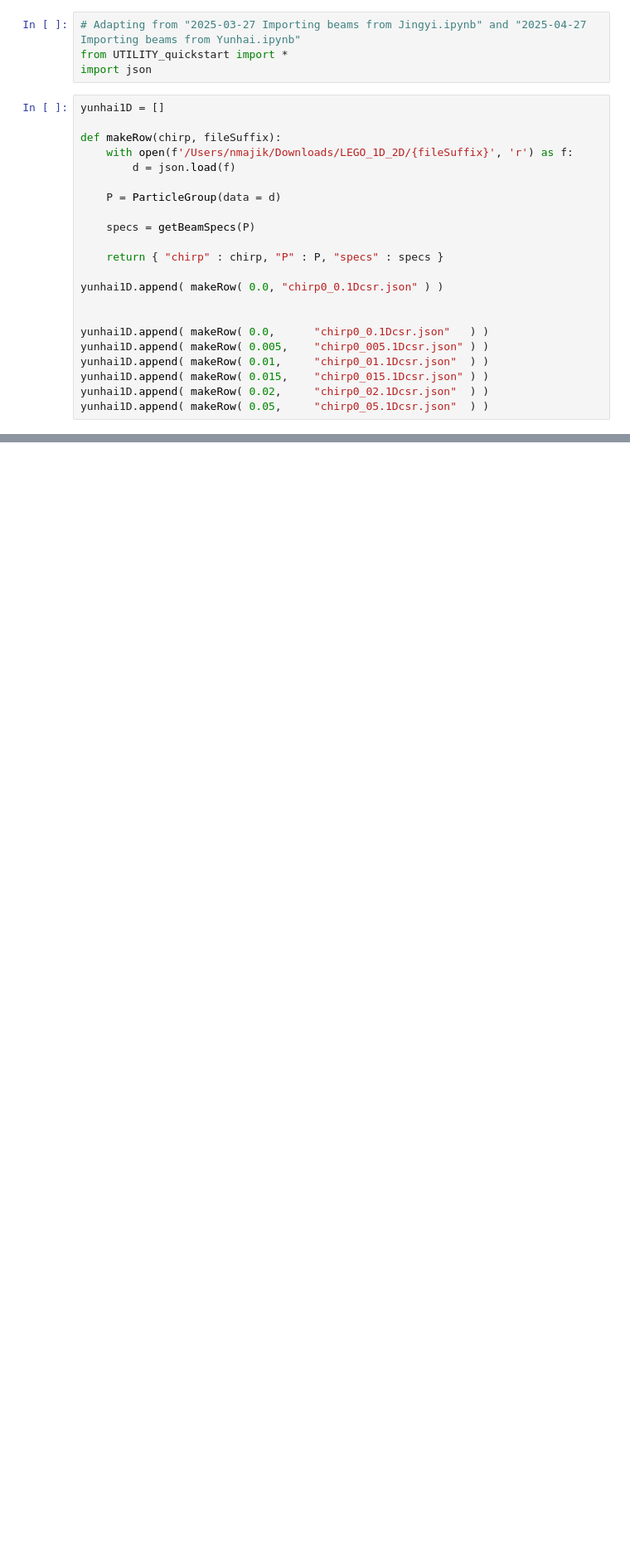
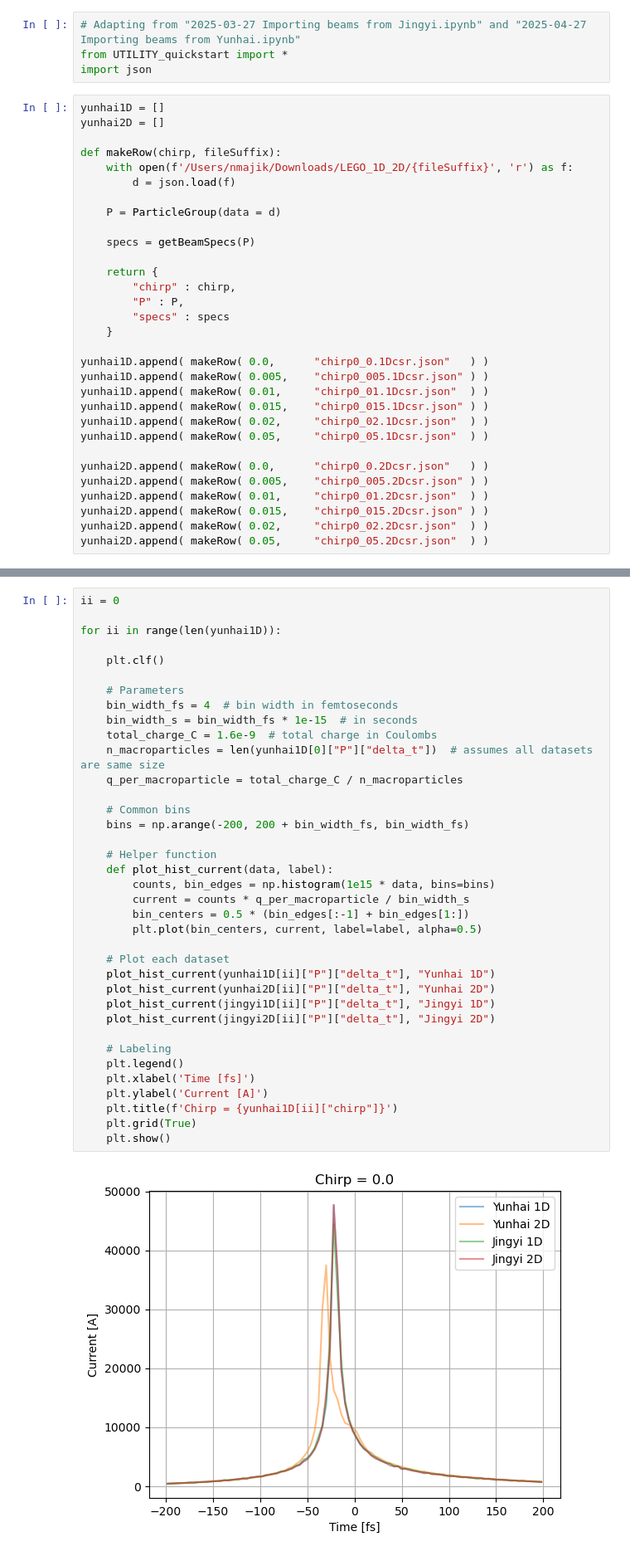
Before and after one commit to slaclab/FACET2-Bmad-PyTao, a Jupyter notebook: 2025-07-02 Importing all beams from Jingyi and Yunhai.ipynb, the cells around one changed output, grey strips where cells are left out. Shown at 83% size. Cells and saved outputs as stored; diff of their text form; blank space fills up the shorter version.

```diff
--- a/2025-07-02 Importing all beams from Jingyi and Yunhai.ipynb
+++ b/2025-07-02 Importing all beams from Jingyi and Yunhai.ipynb
@@ -4,6 +4,7 @@ from UTILITY_quickstart import *
 import json
 # %%
 yunhai1D = []
+yunhai2D = []
 
 def makeRow(chirp, fileSuffix):
     with open(f'/Users/nmajik/Downloads/LEGO_1D_2D/{fileSuffix}', 'r') as f:
@@ -13,10 +14,11 @@ def makeRow(chirp, fileSuffix):
 
     specs = getBeamSpecs(P)
 
-    return { "chirp" : chirp, "P" : P, "specs" : specs }
-
-yunhai1D.append( makeRow( 0.0, "chirp0_0.1Dcsr.json" ) )
-
+    return {
+        "chirp" : chirp,
+        "P" : P,
+        "specs" : specs
+    }
 
 yunhai1D.append( makeRow( 0.0,      "chirp0_0.1Dcsr.json"   ) )
 yunhai1D.append( makeRow( 0.005,    "chirp0_005.1Dcsr.json" ) )
@@ -24,3 +26,10 @@ yunhai1D.append( makeRow( 0.01,     "chirp0_01.1Dcsr.json"  ) )
 yunhai1D.append( makeRow( 0.015,    "chirp0_015.1Dcsr.json" ) )
 yunhai1D.append( makeRow( 0.02,     "chirp0_02.1Dcsr.json"  ) )
 yunhai1D.append( makeRow( 0.05,     "chirp0_05.1Dcsr.json"  ) )
+
+yunhai2D.append( makeRow( 0.0,      "chirp0_0.2Dcsr.json"   ) )
+yunhai2D.append( makeRow( 0.005,    "chirp0_005.2Dcsr.json" ) )
+yunhai2D.append( makeRow( 0.01,     "chirp0_01.2Dcsr.json"  ) )
+yunhai2D.append( makeRow( 0.015,    "chirp0_015.2Dcsr.json" ) )
+yunhai2D.append( makeRow( 0.02,     "chirp0_02.2Dcsr.json"  ) )
+yunhai2D.append( makeRow( 0.05,     "chirp0_05.2Dcsr.json"  ) )
@@ -26,0 +164,39 @@ yunhai1D.append( makeRow( 0.05,     "chirp0_05.1Dcsr.json"  ) )
+# %%
+ii = 0
+
+for ii in range(len(yunhai1D)):
+
+    plt.clf()
+
+    # Parameters
+    bin_width_fs = 4  # bin width in femtoseconds
+    bin_width_s = bin_width_fs * 1e-15  # in seconds
+    total_charge_C = 1.6e-9  # total charge in Coulombs
+    n_macroparticles = len(yunhai1D[0]["P"]["delta_t"])  # assumes all datasets are same size
+    q_per_macroparticle = total_charge_C / n_macroparticles
+
+    # Common bins
+    bins = np.arange(-200, 200 + bin_width_fs, bin_width_fs)
+
+    # Helper function
+    def plot_hist_current(data, label):
+        counts, bin_edges = np.histogram(1e15 * data, bins=bins)
+        current = counts * q_per_macroparticle / bin_width_s
+        bin_centers = 0.5 * (bin_edges[:-1] + bin_edges[1:])
+        plt.plot(bin_centers, current, label=label, alpha=0.5)
+
+    # Plot each dataset
+    plot_hist_current(yunhai1D[ii]["P"]["delta_t"], "Yunhai 1D")
+    plot_hist_current(yunhai2D[ii]["P"]["delta_t"], "Yunhai 2D")
+    plot_hist_current(jingyi1D[ii]["P"]["delta_t"], "Jingyi 1D")
+    plot_hist_current(jingyi2D[ii]["P"]["delta_t"], "Jingyi 2D")
+
+    # Labeling
+    plt.legend()
+    plt.xlabel('Time [fs]')
+    plt.ylabel('Current [A]')
+    plt.title(f'Chirp = {yunhai1D[ii]["chirp"]}')
+    plt.grid(True)
+    plt.show()
+# %% [output]
+[figure, added]
```
Also changed, not shown: parts of 4 cells of this notebook, 10 other files.
